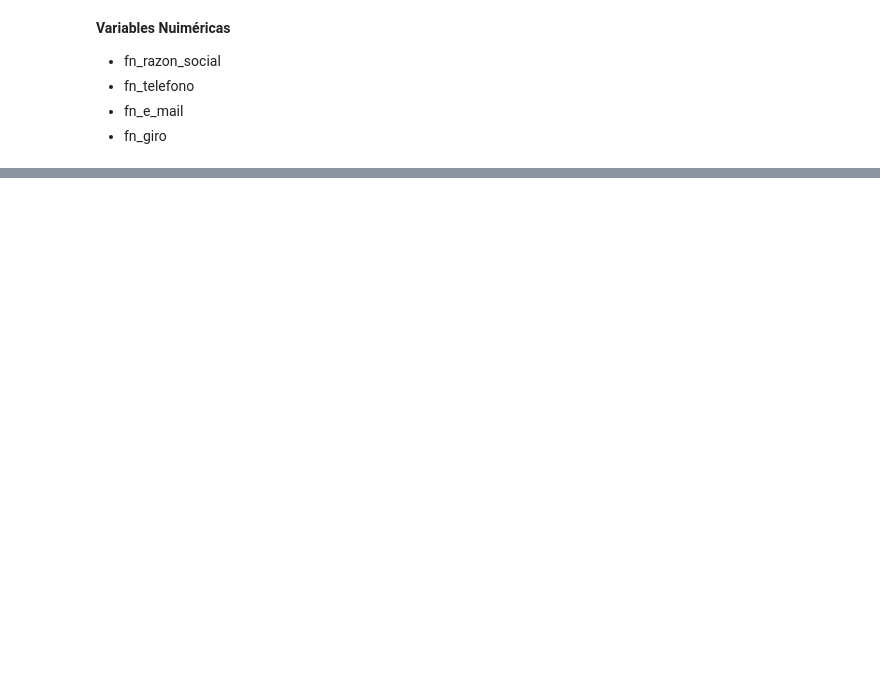
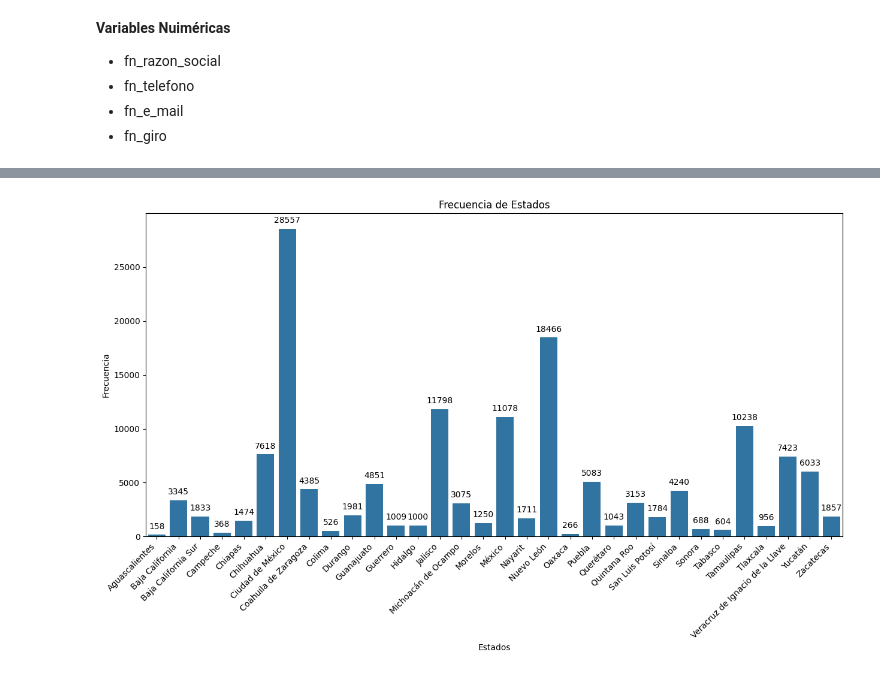
Before and after one commit to SaitoM17/analisis_empresarial_mexico_siem_2024, a Jupyter notebook: notebooks/1_eda.ipynb, the cells around one changed output, grey strips where cells are left out. Cells and saved outputs as stored; diff of their text form; code cells hidden in the pictures; blank space fills up the shorter version.

```diff
--- a/notebooks/1_eda.ipynb
+++ b/notebooks/1_eda.ipynb
@@ -130,0 +189,9 @@ Se identificaron varias columnas con valores duplicados, se realizara un anális
+# %%
+frecuencia = df_siem['estado'].value_counts()
+
+estados_ordenados_alfabeticamente = frecuencia.index.sort_values(ascending=True)
+
+frecuencia_alfabetica = frecuencia.reindex(estados_ordenados_alfabeticamente)
+
+print("\nFrecuencia ordenada alfabéticamente:")
+print(f'{frecuencia_alfabetica}')
@@ -130,0 +216,16 @@ Se identificaron varias columnas con valores duplicados, se realizara un anális
+# %%
+plt.figure(figsize=(15,7))
+ax = sns.barplot(x=frecuencia_alfabetica.index, y=frecuencia_alfabetica.values)
+
+plt.title('Frecuencia de Estados')
+plt.xlabel('Estados')
+plt.ylabel('Frecuencia')
+plt.xticks(rotation=45, ha='right')
+
+for p in ax.patches:
+    ax.annotate(f'{p.get_height():.00f}', (p.get_x() + p.get_width() / 2., p.get_height()),
+                ha='center', va='center', xytext=(0, 10), textcoords='offset points')
+
+plt.show()
+# %% [output]
+[figure, added]
```
Also changed, not shown: parts of 10 cells of this notebook.
